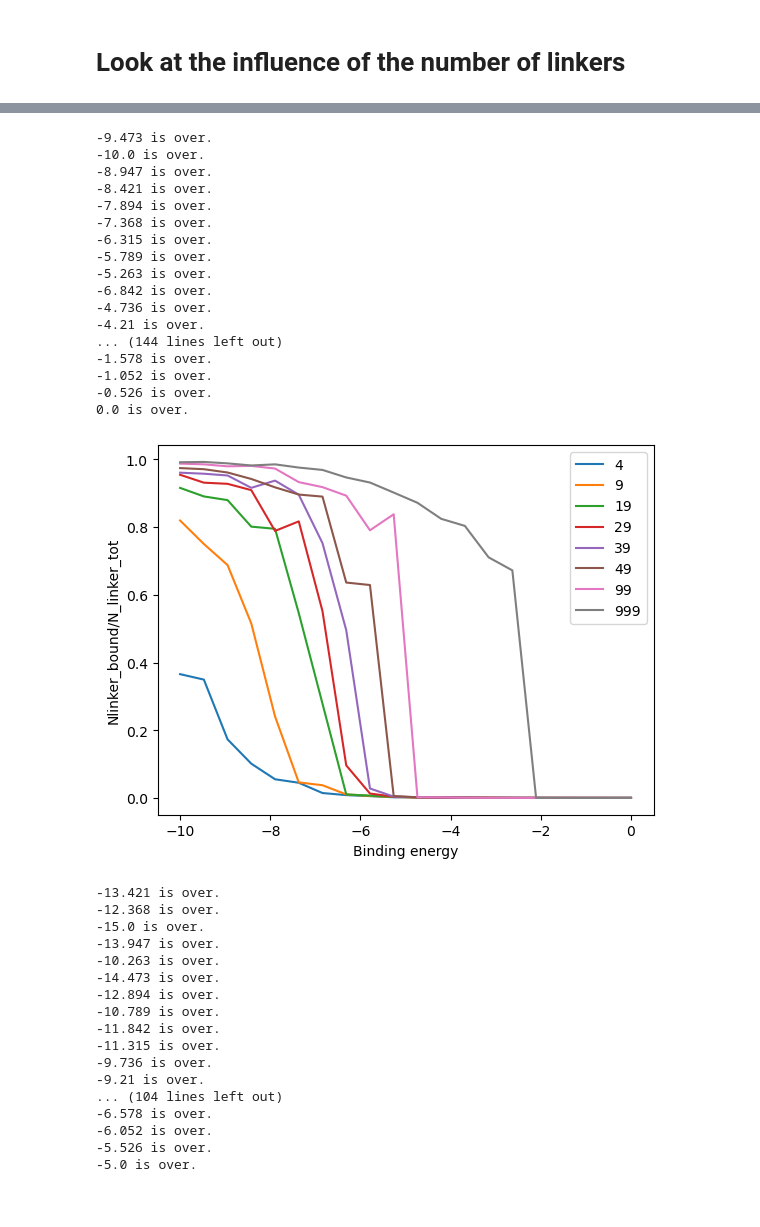
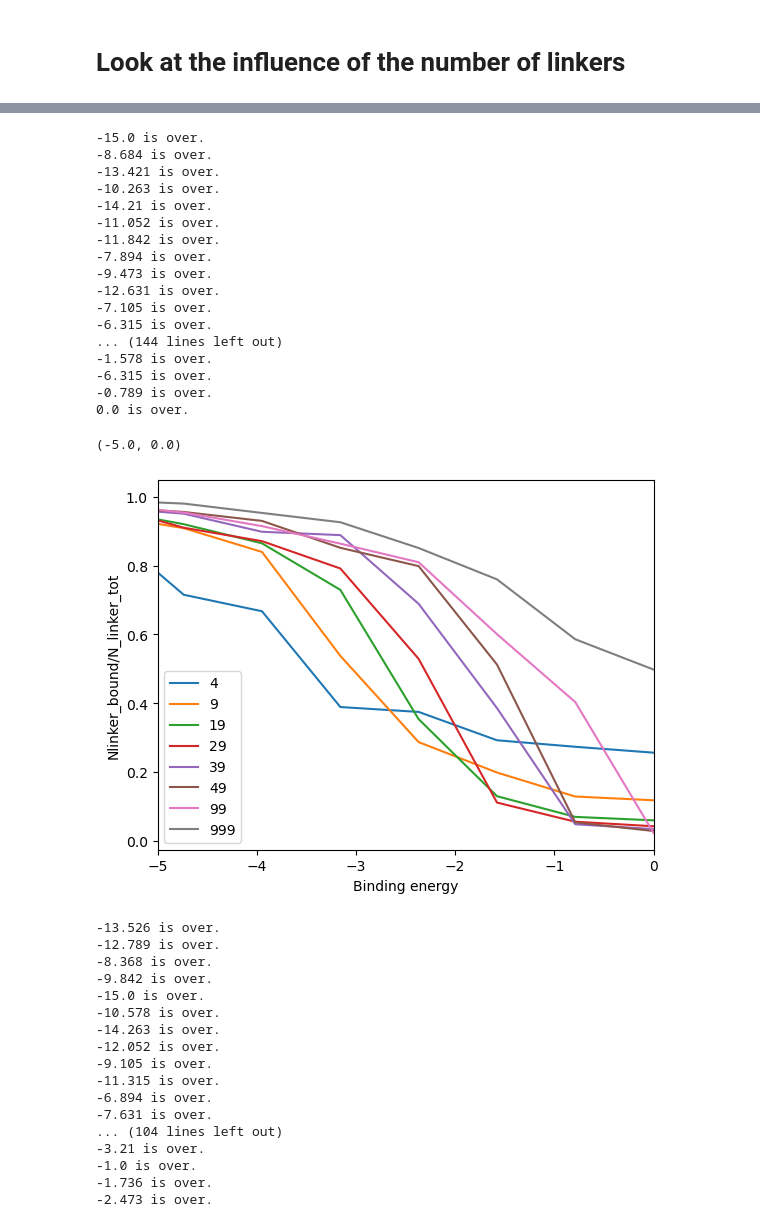
Before and after one commit to cachetdaspirine/Understand_aging_model, a Jupyter notebook: Phase_transition_linker_T/Nlinker/Simulate_with_fixed_number_of_linker.ipynb, the cells around one changed output, grey strips where cells are left out. Cells and saved outputs as stored; diff of their text form; code cells hidden in the pictures.

```diff
--- a/Phase_transition_linker_T/Nlinker/Simulate_with_fixed_number_of_linker.ipynb
+++ b/Phase_transition_linker_T/Nlinker/Simulate_with_fixed_number_of_linker.ipynb
@@ -55,11 +55,11 @@ class Simulation(Sim.ParallelSimulation):
 # Look at the influence of the number of linkers
 # %%
 Npoints = 20
-Nlinker = 50
+Nlinker = 10
 ell_tot = 10**4
-#kdiff = Nlinker/ (4/3 * np.pi * (ell_tot /2)**1.5)
-kdiff = 2*((ell_tot/6)**1.5/Nlinker**0.5*3/4*np.pi)**(-1)
-Energy = np.linspace(-15,5,Npoints)
+V = 2*((ell_tot/6)**1.5/Nlinker**0.5*3/4*np.pi)
+kdiff = 1000/(V) # for 3D
+Energy = np.linspace(-15,0,Npoints)
 seeds = [np.random.randint(0,1000000) for _ in range(Npoints)]
 
 step_tot = 10**4
@@ -124,60 +122,62 @@ for Nlinkers in [5,10,20,30,40,50,100,1000]:
     Res = Sim.Parallel_Run()
     Linker_E_transition.update({Nlinkers-1:Res})
 # %% [output]
+-15.0 is over.
+-8.684 is over.
+-13.421 is over.
+-10.263 is over.
+-14.21 is over.
+-11.052 is over.
+-11.842 is over.
+-7.894 is over.
 -9.473 is over.
--10.0 is over.
--8.947 is over.
--8.421 is over.
--7.894 is over.
--7.368 is over.
+-12.631 is over.
+-7.105 is over.
 -6.315 is over.
--5.789 is over.
--5.263 is over.
--6.842 is over.
--4.736 is over.
--4.21 is over.
 ... (144 lines left out)
 -1.578 is over.
--1.052 is over.
--0.526 is over.
+-6.315 is over.
+-0.789 is over.
 0.0 is over.
 # %%
 for key,value in Linker_E_transition.items():
     plt.plot(np.asarray(value)[:,0],np.asarray(value)[:,1]/key,label=key)
 plt.xlabel('Binding energy')
 plt.ylabel('Nlinker_bound/N_linker_tot')
 plt.legend()
-plt.savefig('N_linker_E_transition.svg',transparent=True,bbox_inches='tight')
+plt.xlim(-5,0)
+#plt.savefig('N_linker_E_transition.svg',transparent=True,bbox_inches='tight')
 # %% [output]
+(-5.0, 0.0)
-[figure, old version]
+[figure, new version]
 # %%
 Ell_E_transition = dict()
 gillespie_params.update({'Nlinker':Nlinker})
-gillespie_params.update({'BindingEnergy':np.linspace(-15,-5,Npoints)})
-names = [str(truncate(e,3)) for e in np.linspace(-15,-5,Npoints)]
+gillespie_params.update({'BindingEnergy':np.linspace(-15,-1,Npoints)})
+names = [str(truncate(e,3)) for e in np.linspace(-15,-1,Npoints)]
 for L in [1000,2000,3000,4000,5000,10**4]:
     gillespie_params.update({'ell_tot':L})
     Sim = Simulation(gillespie_params,simulation_param,cpu_param,names,steps)
     Res = Sim.Parallel_Run()
     Ell_E_transition.update({L:Res})
 # %% [output]
--13.421 is over.
--12.368 is over.
+-13.526 is over.
+-12.789 is over.
+-8.368 is over.
+-9.842 is over.
 -15.0 is over.
--13.947 is over.
--10.263 is over.
--14.473 is over.
--12.894 is over.
--10.789 is over.
--11.842 is over.
+-10.578 is over.
+-14.263 is over.
+-12.052 is over.
+-9.105 is over.
 -11.315 is over.
--9.736 is over.
--9.21 is over.
+-6.894 is over.
+-7.631 is over.
 ... (104 lines left out)
--6.578 is over.
--6.052 is over.
--5.526 is over.
--5.0 is over.
+-3.21 is over.
+-1.0 is over.
+-1.736 is over.
+-2.473 is over.
 # %%
 for key,value in Ell_E_transition.items():
     plt.plot(np.asarray(value)[:,0],np.asarray(value)[:,1]/Nlinker,label=key)
```
Also changed, not shown: parts of 8 cells of this notebook, 5 other files.
